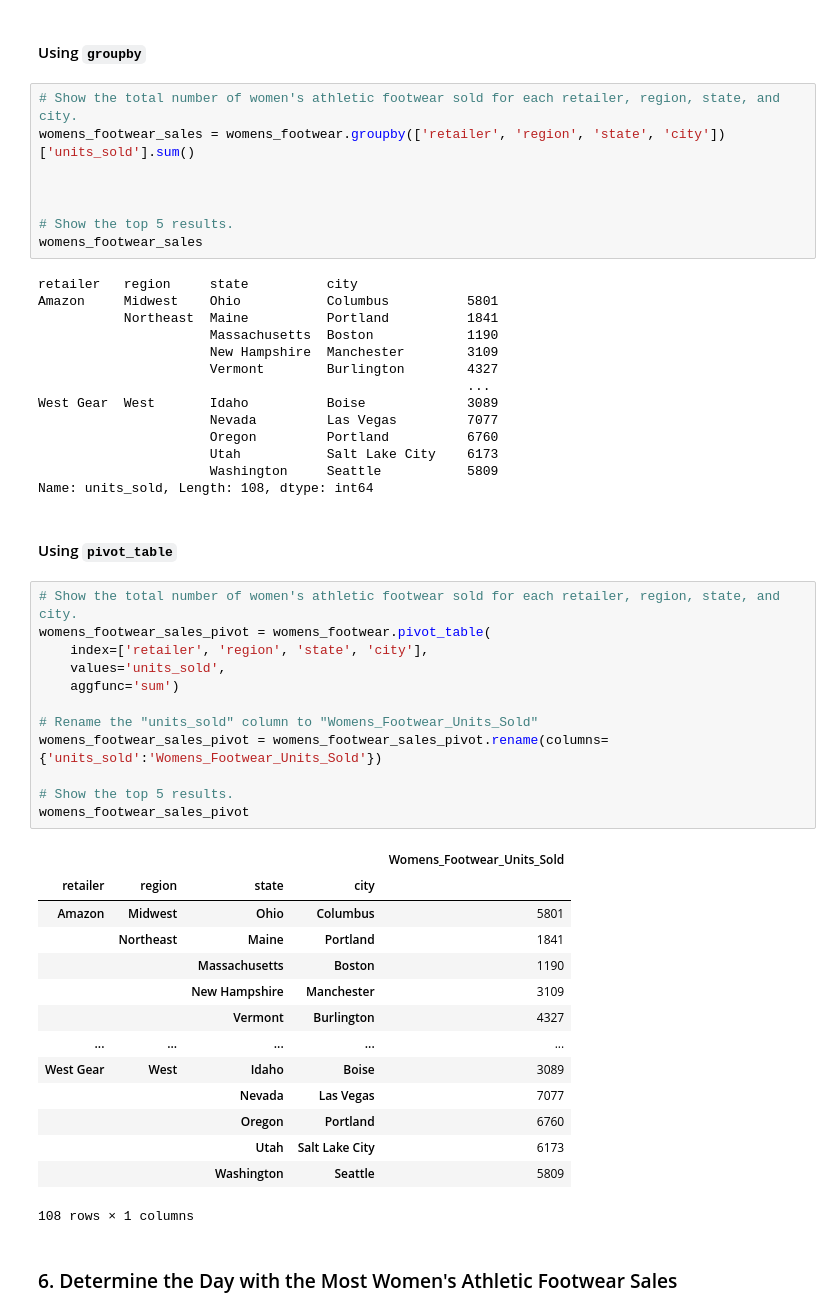
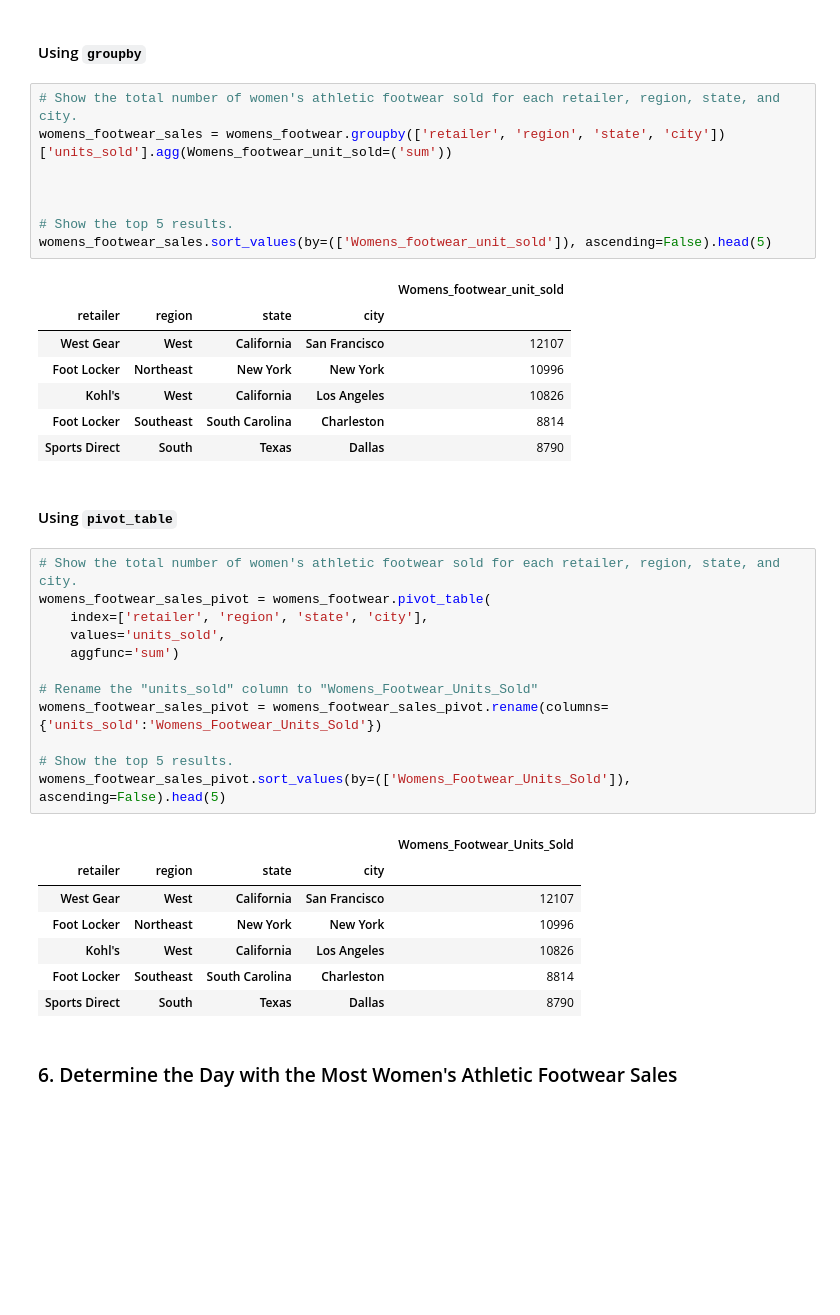
Before and after one commit to Jessegunter/athletic_sales_analysis, a Jupyter notebook: Starter_Code/athletic_sales_analysis.ipynb, the cells around one changed output. Drawn from its saved outputs; the diff is of its cells as text; blank space fills up the shorter version.

```diff
--- a/Starter_Code/athletic_sales_analysis.ipynb
+++ b/Starter_Code/athletic_sales_analysis.ipynb
@@ -323,55 +323,42 @@ womens_footwear
 #### Using `groupby`
 # %%
 # Show the total number of women's athletic footwear sold for each retailer, region, state, and city.
-womens_footwear_sales = womens_footwear.groupby(['retailer', 'region', 'state', 'city'])['units_sold'].sum()
+womens_footwear_sales = womens_footwear.groupby(['retailer', 'region', 'state', 'city'])['units_sold'].agg(Womens_footwear_unit_sold=('sum'))
 
 
 
 # Show the top 5 results.
-womens_footwear_sales
+womens_footwear_sales.sort_values(by=(['Womens_footwear_unit_sold']), ascending=False).head(5)
 # %% [output]
-retailer   region     state          city
-Amazon     Midwest    Ohio           Columbus          5801
-           Northeast  Maine          Portland          1841
-                      Massachusetts  Boston            1190
-                      New Hampshire  Manchester        3109
-                      Vermont        Burlington        4327
-                                                       ...
-West Gear  West       Idaho          Boise             3089
-                      Nevada         Las Vegas         7077
-                      Oregon         Portland          6760
-                      Utah           Salt Lake City    6173
-                      Washington     Seattle           5809
-Name: units_sold, Length: 108, dtype: int64
+|  |  |  |  | Womens_footwear_unit_sold |
+| retailer | region | state | city |  |
+| West Gear | West | California | San Francisco | 12107 |
+| Foot Locker | Northeast | New York | New York | 10996 |
+| Kohl's | West | California | Los Angeles | 10826 |
+| Foot Locker | Southeast | South Carolina | Charleston | 8814 |
+| Sports Direct | South | Texas | Dallas | 8790 |
 # %% [markdown]
 #### Using `pivot_table`
 # %%
 # Show the total number of women's athletic footwear sold for each retailer, region, state, and city.
 womens_footwear_sales_pivot = womens_footwear.pivot_table(
     index=['retailer', 'region', 'state', 'city'],
     values='units_sold',
     aggfunc='sum')
 
 # Rename the "units_sold" column to "Womens_Footwear_Units_Sold"
 womens_footwear_sales_pivot = womens_footwear_sales_pivot.rename(columns={'units_sold':'Womens_Footwear_Units_Sold'})
 
 # Show the top 5 results.
-womens_footwear_sales_pivot
+womens_footwear_sales_pivot.sort_values(by=(['Womens_Footwear_Units_Sold']), ascending=False).head(5)
 # %% [output]
 |  |  |  |  | Womens_Footwear_Units_Sold |
 | retailer | region | state | city |  |
-| Amazon | Midwest | Ohio | Columbus | 5801 |
-|  | Northeast | Maine | Portland | 1841 |
-|  |  | Massachusetts | Boston | 1190 |
-|  |  | New Hampshire | Manchester | 3109 |
-|  |  | Vermont | Burlington | 4327 |
-| ... | ... | ... | ... | ... |
-| West Gear | West | Idaho | Boise | 3089 |
-|  |  | Nevada | Las Vegas | 7077 |
-|  |  | Oregon | Portland | 6760 |
-|  |  | Utah | Salt Lake City | 6173 |
-|  |  | Washington | Seattle | 5809 |
+| West Gear | West | California | San Francisco | 12107 |
+| Foot Locker | Northeast | New York | New York | 10996 |
+| Kohl's | West | California | Los Angeles | 10826 |
+| Foot Locker | Southeast | South Carolina | Charleston | 8814 |
+| Sports Direct | South | Texas | Dallas | 8790 |
-108 rows × 1 columns
 # %% [markdown]
 ### 6. Determine the Day with the Most Women's Athletic Footwear Sales
 # %%
```
Also changed, not shown: parts of 8 cells of this notebook.
